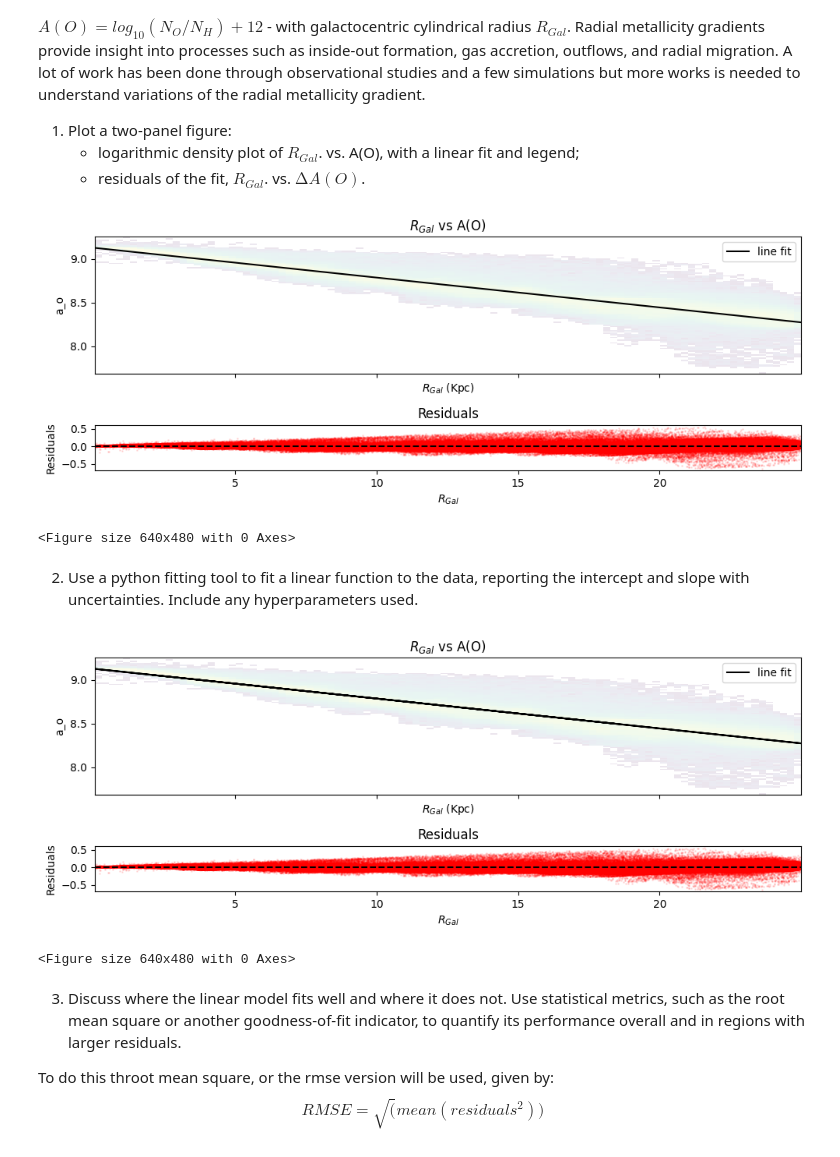
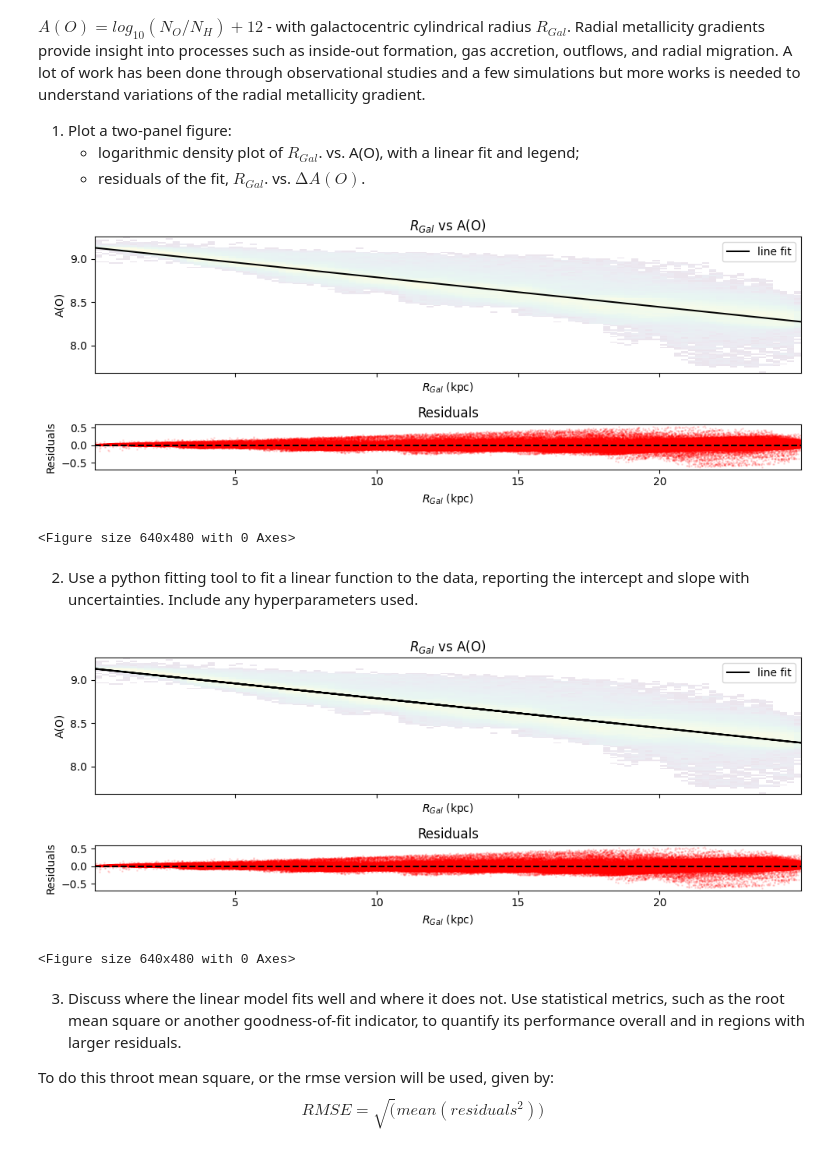
Before and after one commit to u7496134/Assignment_2, a Jupyter notebook: A.1.ipynb, the cells around one changed output. Drawn from its saved outputs; the diff is of its cells as text; code cells hidden in the pictures.

```diff
--- a/A.1.ipynb
+++ b/A.1.ipynb
@@ -174,37 +174,37 @@ rgal_ao.plot(
     x_line,
     m * x_line + b,
     color='black',
     label='line fit'
 )
 
 rgal_ao.set_title("$R_{Gal}$ vs A(O)")
-rgal_ao.set_ylabel("a_o")
-rgal_ao.set_xlabel("$R_{Gal}$ (Kpc)")
+rgal_ao.set_ylabel("A(O)")
+rgal_ao.set_xlabel("$R_{Gal}$ (kpc)")
 rgal_ao.legend()
 
 # bottom pannel: residuals
 residuals.scatter(
     r_gal,
     resid1,
     s=1,
     alpha=0.1,
     color="red"
 )
 
 #final plotting
 residuals.axhline(0,color='black', linestyle="--")
-residuals.set_xlabel("$R_{Gal}$")
+residuals.set_xlabel("$R_{Gal}$ (kpc)")
 residuals.set_ylabel("Residuals")
 residuals.set_title("Residuals")
 plt.tight_layout()
 plt.show()
 
 
 # saving figure:
 file_path = os.path.join('figures', 'q3_1_plots_with_linear_fit.png')
 plt.savefig(file_path)
 # %% [output]
-[figure, old version]
+[figure, new version]
 <Figure size 640x480 with 0 Axes>
 # %% [markdown]
 2.  Use a python fitting tool to fit a linear function to the data, reporting the intercept and slope with uncertainties. Include any hyperparameters used.
@@ -237,8 +237,8 @@ perr = np.sqrt(np.diag(pcov)) #std of parameters
 
 #plotting top panel
 rgal_ao.set_title("$R_{Gal}$ vs A(O)")
-rgal_ao.set_ylabel("a_o")
-rgal_ao.set_xlabel("$R_{Gal}$ (Kpc)")
+rgal_ao.set_ylabel("A(O)")
+rgal_ao.set_xlabel("$R_{Gal}$ (kpc)")
 
 rgal_ao.plot(
     r_gal,
@@ -260,17 +260,17 @@ residuals.scatter(
 #final plotting
 
 residuals.axhline(0,color='black', linestyle="--")
-residuals.set_xlabel("$R_{Gal}$")
+residuals.set_xlabel("$R_{Gal}$ (kpc)")
 residuals.set_ylabel("Residuals")
 residuals.set_title("Residuals")
 
 plt.tight_layout()
 plt.show()
 
-# file_path = os.path.join('figures', 'q3_2_plots_with_curve_fit.png')
-# plt.savefig(file_path)
+file_path = os.path.join('figures', 'q3_2_plots_with_curve_fit.png')
+plt.savefig(file_path)
 # %% [output]
-[figure, old version]
+[figure, new version]
 <Figure size 640x480 with 0 Axes>
 # %% [markdown]
 3. Discuss where the linear model fits well and where it does not. Use statistical metrics, such as the root mean square or another goodness-of-fit indicator, to quantify its performance overall and in regions with larger residuals.
```
Also changed, not shown: parts of 5 cells of this notebook, 3 other files.
